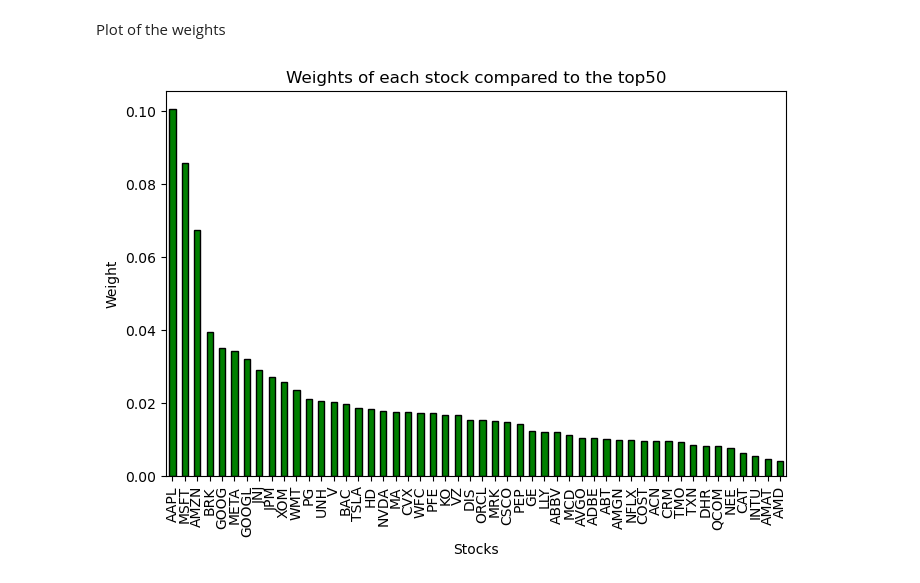
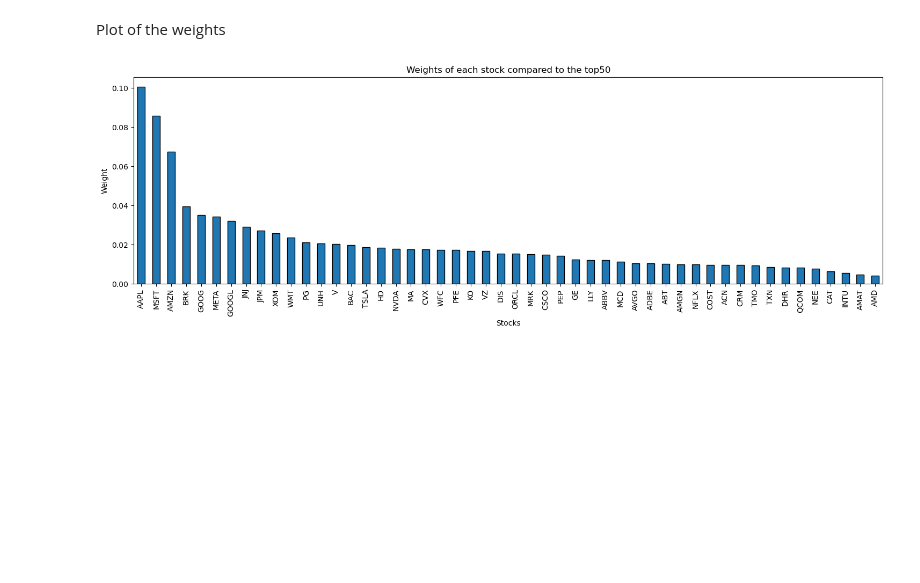
Before and after one commit to hosseinabadi/Realized-Volatility-Prediction, a Jupyter notebook: 1_market_capitalization_weights.ipynb, the cells around one changed output. Cells and saved outputs as stored; diff of their text form; code cells hidden in the pictures; blank space fills up the shorter version.

```diff
--- a/1_market_capitalization_weights.ipynb
+++ b/1_market_capitalization_weights.ipynb
@@ -237,13 +259,13 @@ Plot of the weights
 # %%
 plot_weights = weights['weight'].plot(kind = 'bar',
                      title = 'Weights of each stock compared to the top50',
                       alpha = 1,
                       rot = 90,
-                      color='green',
+                      # color='green',
                       edgecolor='black',
-                     figsize = (8, 5))
+                     figsize = (18, 5))
 plot_weights.set_xlabel('Stocks')
 plot_weights.set_ylabel('Weight')
 plt.show()
 # %% [output]
-[figure, old version]
+[figure, new version]
```
Also changed, not shown: parts of 9 cells of this notebook, 5 other files.
